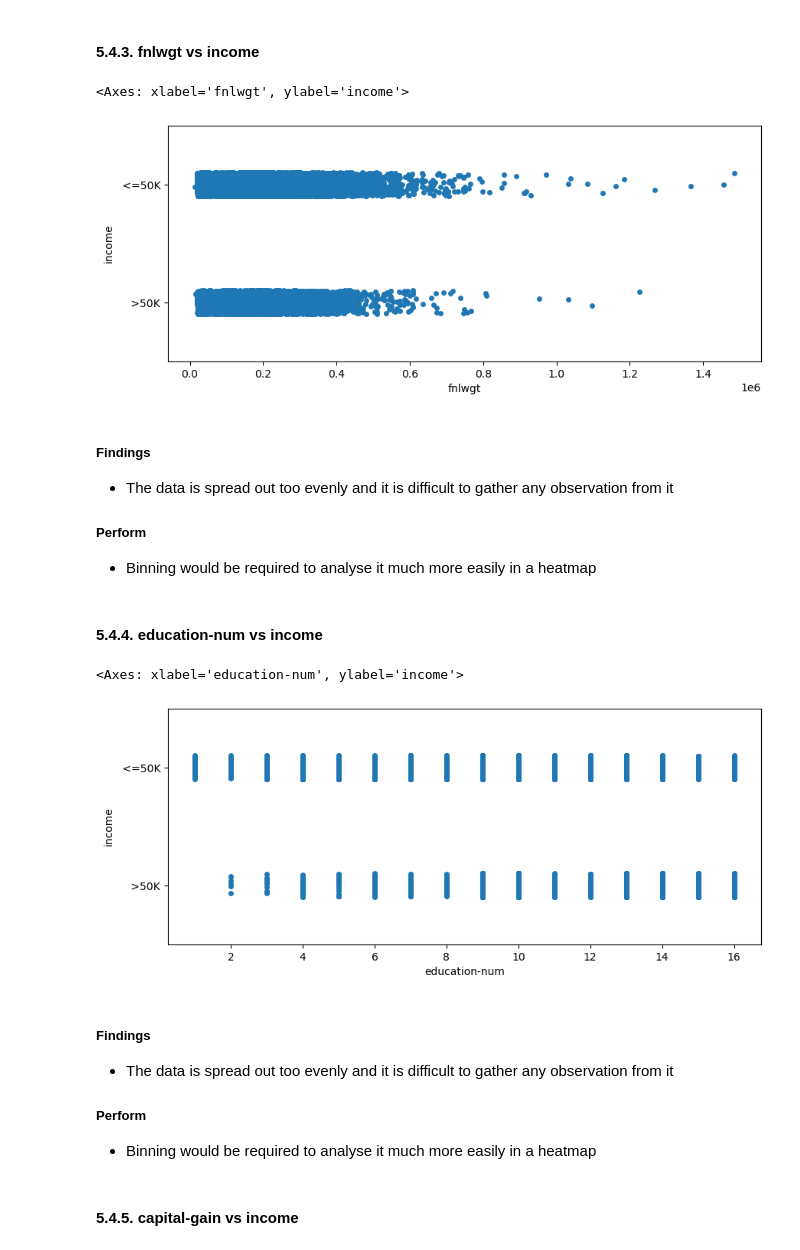
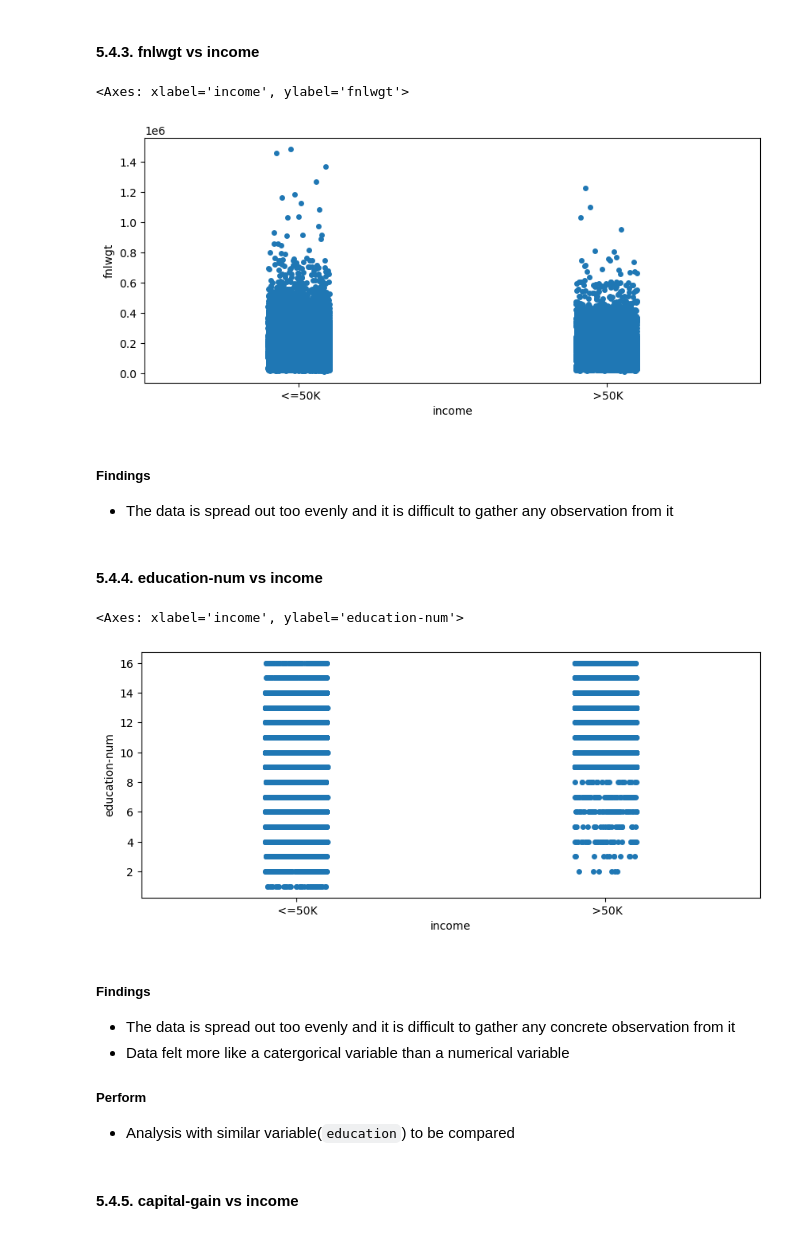
Before and after one commit to Pytode2000/Adult-Census-Income-Machine-Learning-Project, a Jupyter notebook: notebook.ipynb, the cells around one changed output. Saved outputs shown, nothing was run; the diff lists cells and outputs as text; code cells hidden in the pictures.

```diff
--- a/notebook.ipynb
+++ b/notebook.ipynb
@@ -795,31 +795,29 @@ sns.stripplot(x = 'age', y = 'income', data = adult_data)
 # %%
 f = plt.pyplot.figure(figsize=(10, 4))
 
-sns.stripplot(x = 'fnlwgt', y = 'income', data = adult_data)
+sns.stripplot(x = 'income', y = 'fnlwgt', data = adult_data)
 # %% [output]
-<Axes: xlabel='fnlwgt', ylabel='income'>
+<Axes: xlabel='income', ylabel='fnlwgt'>
-[figure, old version]
+[figure, new version]
 # %% [markdown]
 ##### Findings
 - The data is spread out too evenly and it is difficult to gather any observation from it
-
-##### Perform
-- Binning would be required to analyse it much more easily in a heatmap
 # %% [markdown]
 #### 5.4.4. education-num vs income
 # %%
 f = plt.pyplot.figure(figsize=(10, 4))
 
-sns.stripplot(x = 'education-num', y = 'income', data = adult_data)
+sns.stripplot(x = 'income', y = 'education-num', data = adult_data)
 # %% [output]
-<Axes: xlabel='education-num', ylabel='income'>
+<Axes: xlabel='income', ylabel='education-num'>
-[figure, old version]
+[figure, new version]
 # %% [markdown]
 ##### Findings
-- The data is spread out too evenly and it is difficult to gather any observation from it
+- The data is spread out too evenly and it is difficult to gather any concrete observation from it
+- Data felt more like a catergorical variable than a numerical variable
 
 ##### Perform
-- Binning would be required to analyse it much more easily in a heatmap
+- Analysis with similar variable(`education`) to be compared
 # %% [markdown]
 #### 5.4.5. capital-gain vs income
 # %%
```
Also changed, not shown: parts of 19 cells of this notebook.
